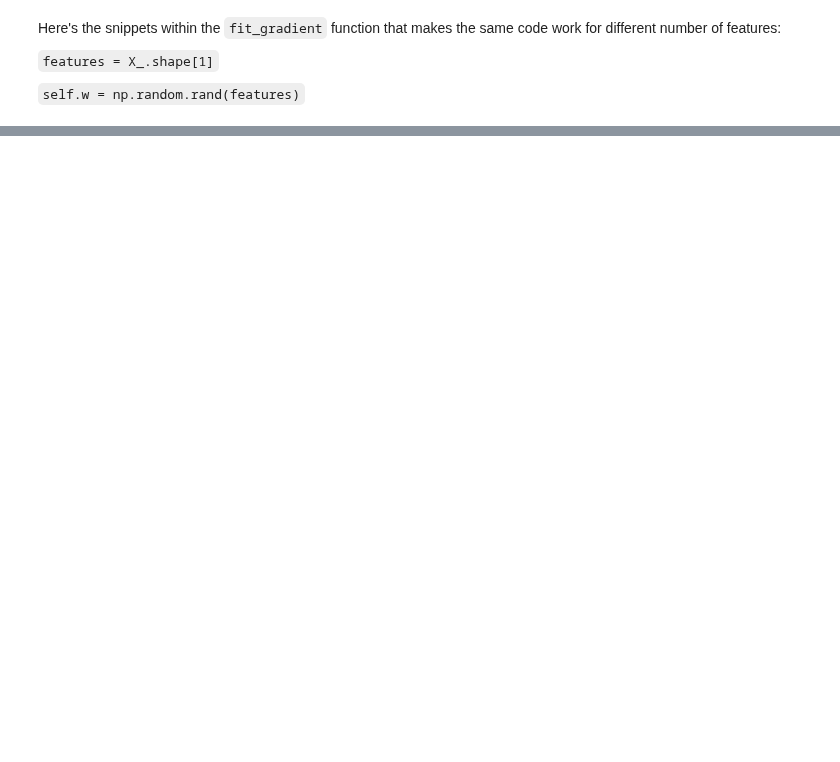
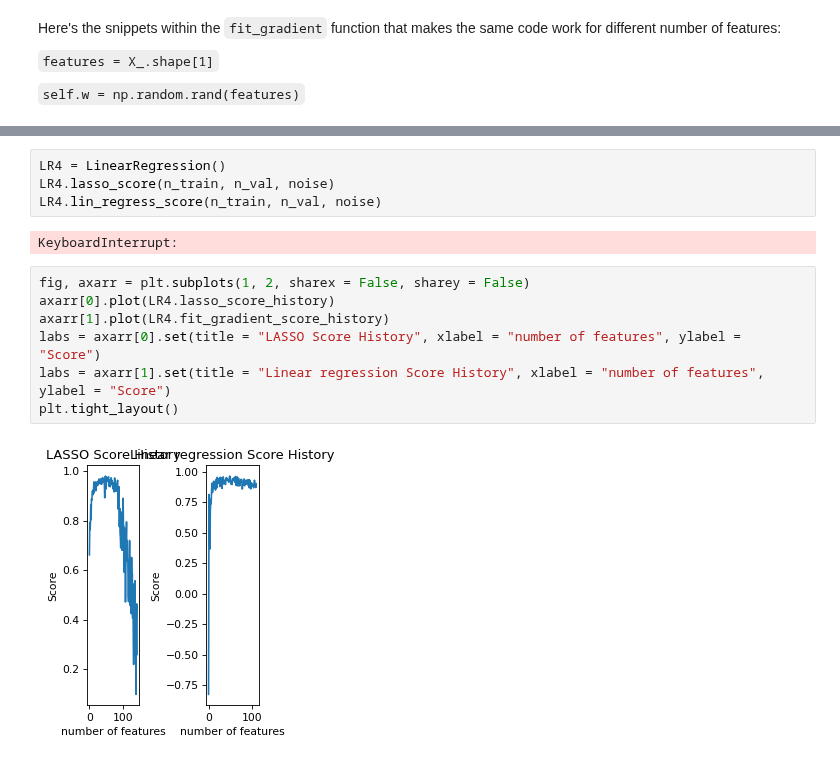
Before and after one commit to Xianzhiwang1/CS0451-page-site, a Jupyter notebook: posts/my-blog-post-04-linear-regress/index.ipynb, the cells around one changed output, grey strips where cells are left out. Saved outputs shown, nothing was run; the diff lists cells and outputs as text; blank space fills up the shorter version.

```diff
--- a/posts/my-blog-post-04-linear-regress/index.ipynb
+++ b/posts/my-blog-post-04-linear-regress/index.ipynb
@@ -240,0 +242,15 @@ Validation score = 0.8855
+# %%
+LR4 = LinearRegression()
+LR4.lasso_score(n_train, n_val, noise)
+LR4.lin_regress_score(n_train, n_val, noise)
+# %% [output]
+KeyboardInterrupt:
+# %%
+fig, axarr = plt.subplots(1, 2, sharex = False, sharey = False)
+axarr[0].plot(LR4.lasso_score_history)
+axarr[1].plot(LR4.fit_gradient_score_history)
+labs = axarr[0].set(title = "LASSO Score History", xlabel = "number of features", ylabel = "Score")
+labs = axarr[1].set(title = "Linear regression Score History", xlabel = "number of features", ylabel = "Score")
+plt.tight_layout()
+# %% [output]
+[figure, added]
```
Also changed, not shown: parts of 15 cells of this notebook, 30 other files.
